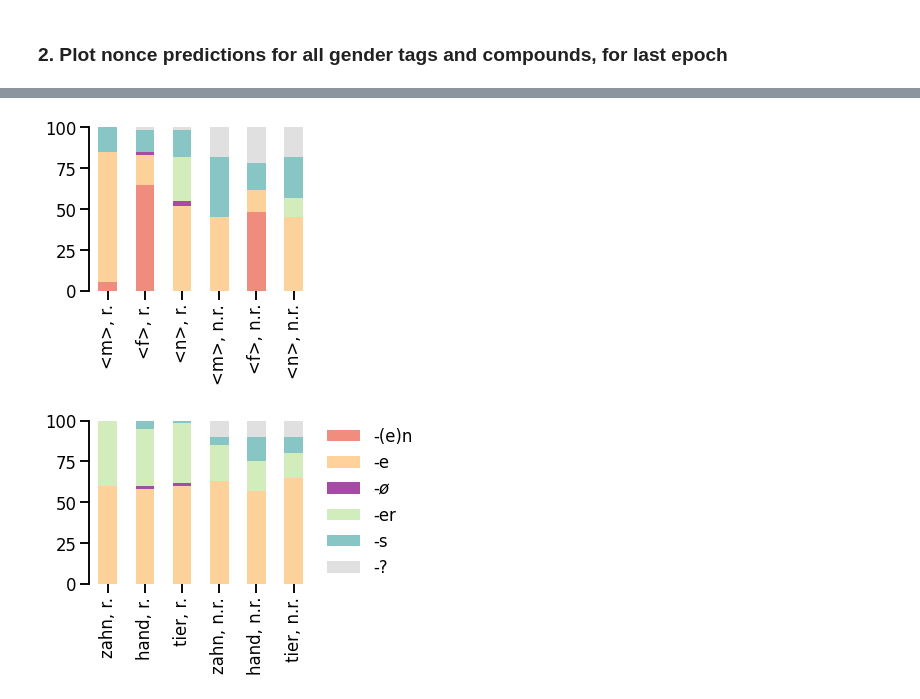
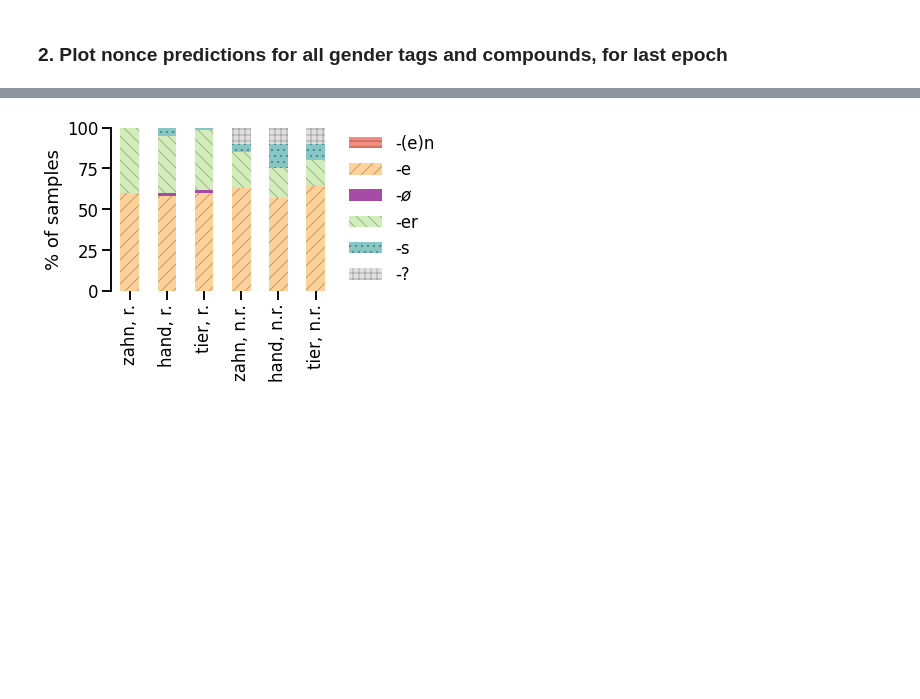
Before and after one commit to i-machine-think/morphology_and_generalisation, a Jupyter notebook: behavioural/visualise_nonce.ipynb, the cells around one changed output, grey strips where cells are left out. Saved outputs shown, nothing was run; the diff lists cells and outputs as text; code cells hidden in the pictures; blank space fills up the shorter version.

```diff
--- a/behavioural/visualise_nonce.ipynb
+++ b/behavioural/visualise_nonce.ipynb
@@ -142,10 +110,10 @@ def plot(tag, top):
 
     return predicted_classes_rhyme, predicted_classes_non_rhyme, final_epochs
 # %%
-predicted_classes_rhyme, predicted_classes_non_rhyme, final_epochs_m = plot("m", 1)
-predicted_classes_rhyme, predicted_classes_non_rhyme, final_epochs_f = plot("f", 1)
+# predicted_classes_rhyme, predicted_classes_non_rhyme, final_epochs_m = plot("m", 1)
+# predicted_classes_rhyme, predicted_classes_non_rhyme, final_epochs_f = plot("f", 1)
 predicted_classes_rhyme, predicted_classes_non_rhyme, final_epochs_n = plot("n", 1)
-predicted_classes_rhyme, predicted_classes_non_rhyme, final_epochs_zahn = plot("compound_zahn", 1)
-predicted_classes_rhyme, predicted_classes_non_rhyme, final_epochs_tier = plot("compound_tier", 1)
-predicted_classes_rhyme, predicted_classes_non_rhyme, final_epochs_hand = plot("compound_hand", 1)
+# predicted_classes_rhyme, predicted_classes_non_rhyme, final_epochs_zahn = plot("compound_zahn", 1)
+# predicted_classes_rhyme, predicted_classes_non_rhyme, final_epochs_tier = plot("compound_tier", 1)
+# predicted_classes_rhyme, predicted_classes_non_rhyme, final_epochs_hand = plot("compound_hand", 1)
 # %% [output]
@@ -164,4 +122,11 @@ predicted_classes_rhyme, predicted_classes_non_rhyme, final_epochs_hand = plot("
 # %% [markdown]
 ### 2. Plot nonce predictions for all gender tags and compounds, for last epoch
 # %%
-final_epochs_n
+def combine_hex_values(d):
+    d_items = sorted(d.items())
+    tot_weight = sum(d.values())
+    red = int(sum([int(k[:2], 16)*v for k, v in d_items])/tot_weight)
+    green = int(sum([int(k[2:4], 16)*v for k, v in d_items])/tot_weight)
+    blue = int(sum([int(k[4:6], 16)*v for k, v in d_items])/tot_weight)
+    zpad = lambda x: x if len(x)==2 else '0' + x
+    return zpad(hex(red)[2:]) + zpad(hex(green)[2:]) + zpad(hex(blue)[2:])
@@ -176,38 +169,32 @@ final_epochs_n
 # %%
-import pandas as pd
-from matplotlib.colors import ListedColormap
-
-a = pd.DataFrame({"<m>, r.": final_epochs_m["rhyme"],
-                  "<f>, r.": final_epochs_f["rhyme"],
-                  "<n>, r.": final_epochs_n["rhyme"],
-                  "<m>, n.r.": final_epochs_m["non_rhyme"],
-                  "<f>, n.r.": final_epochs_f["non_rhyme"],
-                  "<n>, n.r.": final_epochs_n["non_rhyme"]})
-colours = sns.color_palette("Spectral", 5) + ["lightgrey"]
-colours[2] = "purple"
-ax = a.T.plot(kind="bar", stacked=True, colormap=ListedColormap(colours), alpha=0.7, orientation="vertical",
-              figsize=(4, 3))
-ax.set_ylim(0, 100)
-ax.set_xticklabels(a.keys())
-plt.legend([], [], frameon=False)
-sns.despine(bottom=True, right=True, top=True)
-plt.savefig("figures/nonce_predictions_all_genders.pdf", bbox_inches="tight")
-
-a = pd.DataFrame({"zahn, r.": final_epochs_zahn["rhyme"],
+data = pd.DataFrame({"zahn, r.": final_epochs_zahn["rhyme"],
                   "hand, r.": final_epochs_hand["rhyme"],
                   "tier, r.": final_epochs_tier["rhyme"],
                   "zahn, n.r.": final_epochs_zahn["non_rhyme"],
                   "hand, n.r.": final_epochs_hand["non_rhyme"],
                   "tier, n.r.": final_epochs_tier["non_rhyme"]})
-colours = sns.color_palette("Spectral", 5) + ["lightgrey"]
-colours[2] = "purple"
-ax = a.T.plot(kind="bar", stacked=True, colormap=ListedColormap(colours), alpha=0.7, orientation="vertical",
-              figsize=(4, 3))
+
+ax = data.T.plot(kind="bar", stacked=True, colormap=ListedColormap(colours),
+                 alpha=0.7, orientation="vertical",
+                 figsize=(4, 3))
+
+# Loop over the bars
+for i, thisbar in enumerate(ax.patches):
+    a, b, c = colours2[int(i/6)]
+    c = rgb2hex(int(a*255), int(b*255), int(255*c)).replace('#', '')
+    thisbar.set_hatch(hatches[i])
+    thisbar.set_edgecolor("#" + combine_hex_values({"000000": 0.3, c: 0.7}))
+    thisbar.set_linewidth(0)
+
+plt.ylabel("% of samples")
+ax.set_xticklabels(data.keys())
+ax.set_yticks([0, 25, 50, 75, 100])
+ax.set_yticklabels([0, 25, 50, 75, 100])
+
 ax.set_ylim(0, 100)
-ax.set_xticklabels(a.keys())
-plt.legend(frameon=False, bbox_to_anchor=(1, 1.05), labels=["-(e)n", "-e", r"-$\o$", "-er", "-s", "-?"])
+plt.legend(frameon=False, bbox_to_anchor=(1, 1.05),
+           labels=["-(e)n", "-e", r"-$\o$", "-er", "-s", "-?"])
 sns.despine(bottom=True, right=True, top=True)
 plt.savefig("figures/nonce_predictions_compounds.pdf", bbox_inches="tight")
 # %% [output]
-[figure, old version]
+[figure, new version]
-[figure, removed]
```
Also changed, not shown: parts of 6 cells of this notebook, 5 other files.
